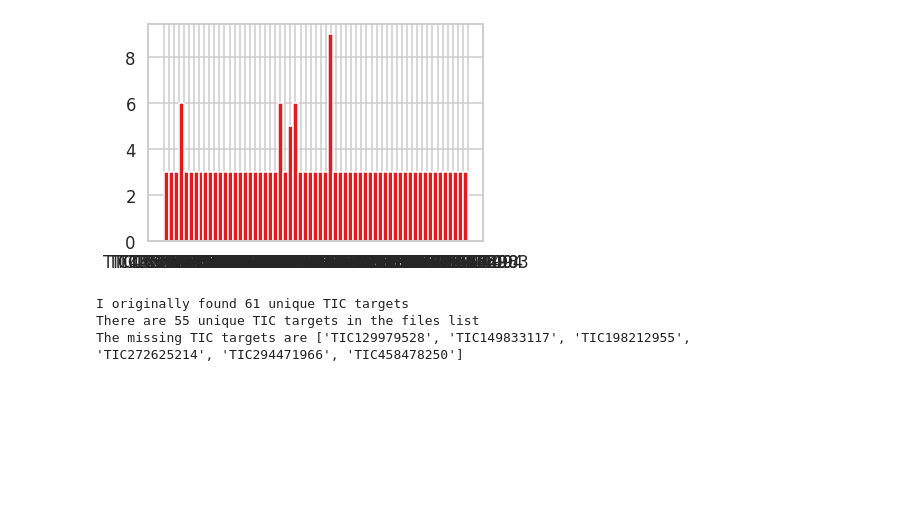
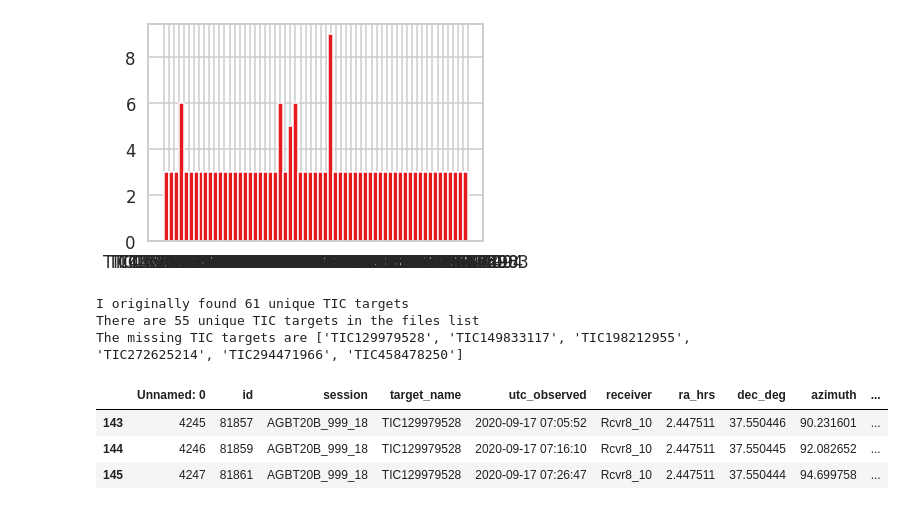
Before and after one commit to noahfranz13/BL-TESSsearch, a Jupyter notebook: Target-Selection/TESStargets-analysis.ipynb, the cells around one changed output. Drawn from its saved outputs; the diff is of its cells as text; code cells hidden in the pictures; blank space fills up the shorter version.

```diff
--- a/Target-Selection/TESStargets-analysis.ipynb
+++ b/Target-Selection/TESStargets-analysis.ipynb
@@ -111,3 +111,13 @@ ecliptic = targetcoord.transform_to(GeocentricMeanEcliptic())
 for angle in ecliptic:
     if angle.lat.deg > -wetz/2 and angle.lat.deg < wetz/2:
         print(angle.lat.deg)
+# %%
+i = 0
+wheremiss = np.where(targets.target_name.to_numpy() == missTargs[i])[0]
+
+targets.iloc[wheremiss]
+# %% [output]
+|  | Unnamed: 0 | id | session | target_name | utc_observed | receiver | ra_hrs | dec_deg | azimuth | ... |
+| 143 | 4245 | 81857 | AGBT20B_999_18 | TIC129979528 | 2020-09-17 07:05:52 | Rcvr8_10 | 2.447511 | 37.550446 | 90.231601 | ... |
+| 144 | 4246 | 81859 | AGBT20B_999_18 | TIC129979528 | 2020-09-17 07:16:10 | Rcvr8_10 | 2.447511 | 37.550445 | 92.082652 | ... |
+| 145 | 4247 | 81861 | AGBT20B_999_18 | TIC129979528 | 2020-09-17 07:26:47 | Rcvr8_10 | 2.447511 | 37.550444 | 94.699758 | ... |
```
Also changed, not shown: 1 other file.
